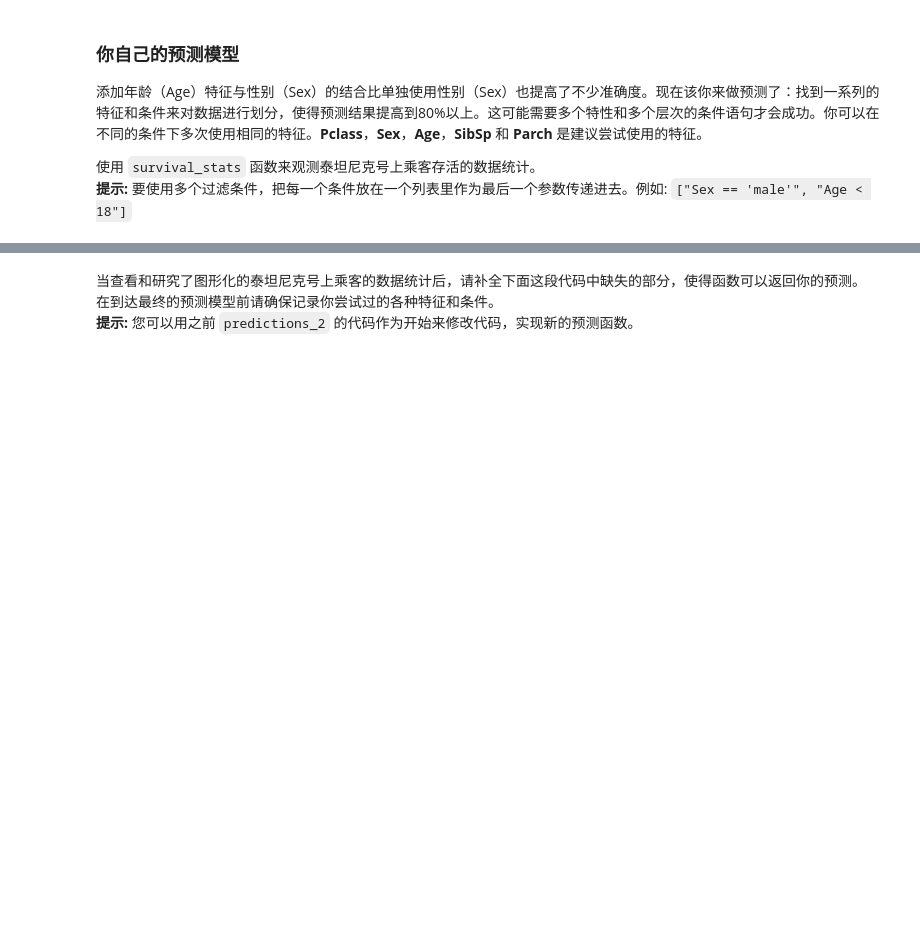
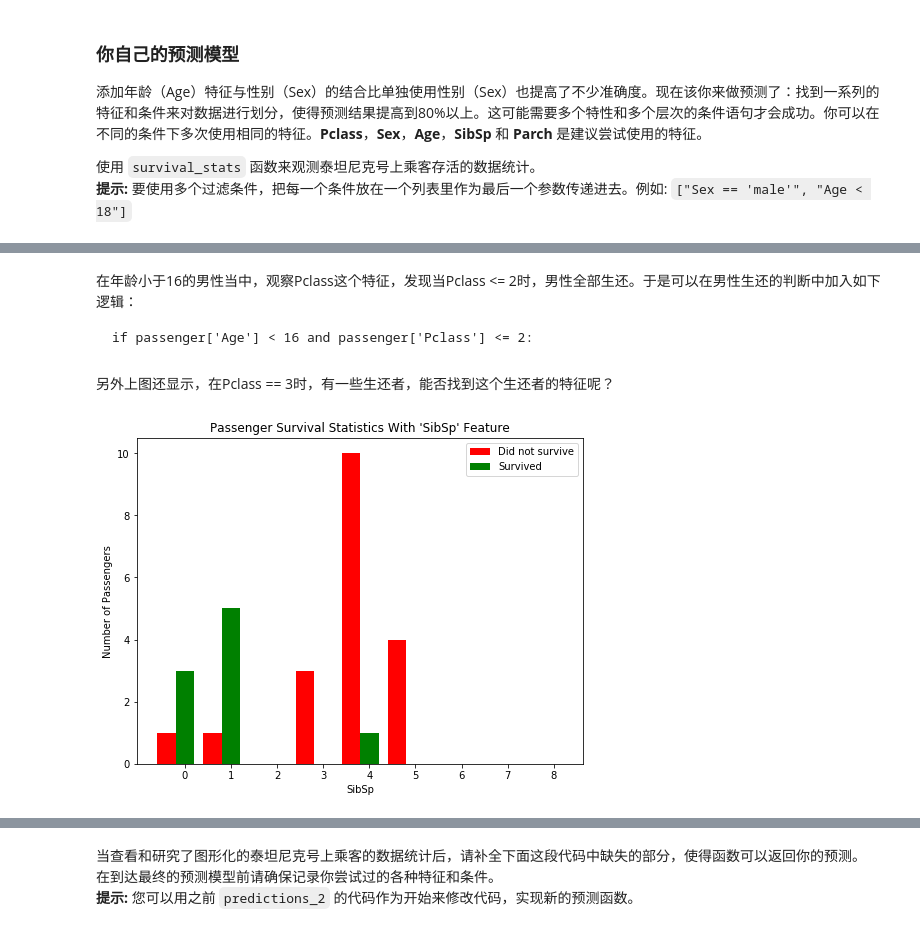
Before and after one commit to jeff-ruby/titanic_survival_exploration, a Jupyter notebook: titanic_survival_exploration.ipynb, the cells around one changed output, grey strips where cells are left out. Saved outputs shown, nothing was run; the diff lists cells and outputs as text; code cells hidden in the pictures; blank space fills up the shorter version.

````diff
--- a/titanic_survival_exploration.ipynb
+++ b/titanic_survival_exploration.ipynb
@@ -246,0 +247,11 @@ survival_stats(data, outcomes, 'Age', ["Sex == 'female'", "Pclass == 3"])
+# %% [markdown]
+在年龄小于16的男性当中，观察Pclass这个特征，发现当Pclass <= 2时，男性全部生还。于是可以在男性生还的判断中加入如下逻辑：
+```
+if passenger['Age'] < 16 and passenger['Pclass'] <= 2:
+```
+# %% [markdown]
+另外上图还显示，在Pclass == 3时，有一些生还者，能否找到这个生还者的特征呢？
+# %%
+survival_stats(data, outcomes, 'SibSp', ["Sex == 'male'", "Age < 16", "Pclass == 3"])
+# %% [output]
+[figure, added]
````
Also changed, not shown: parts of 27 cells of this notebook.
